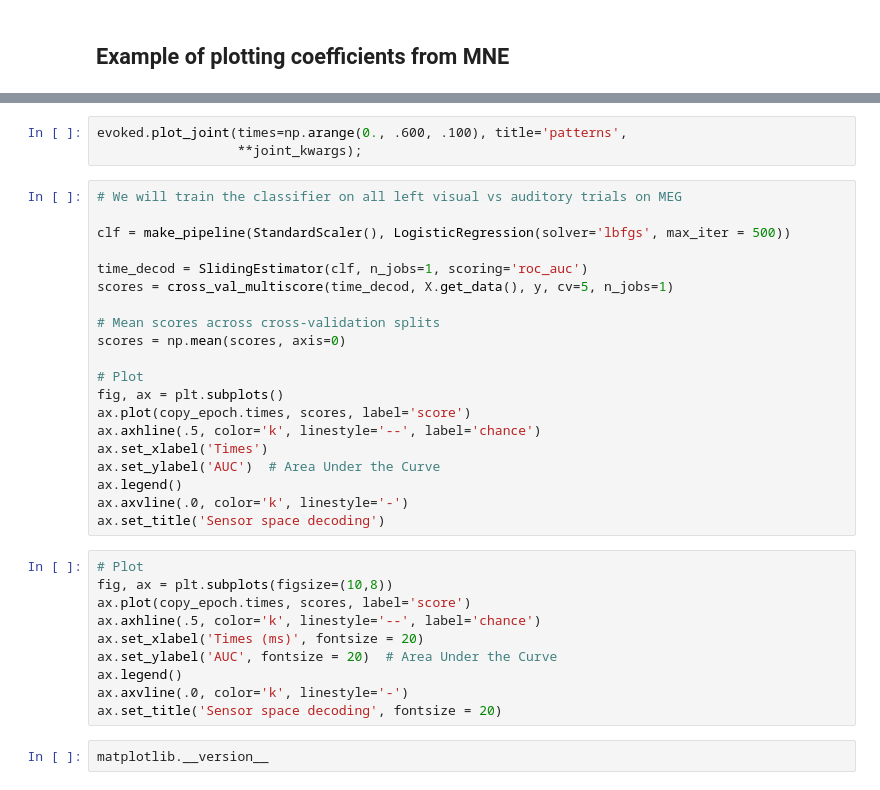
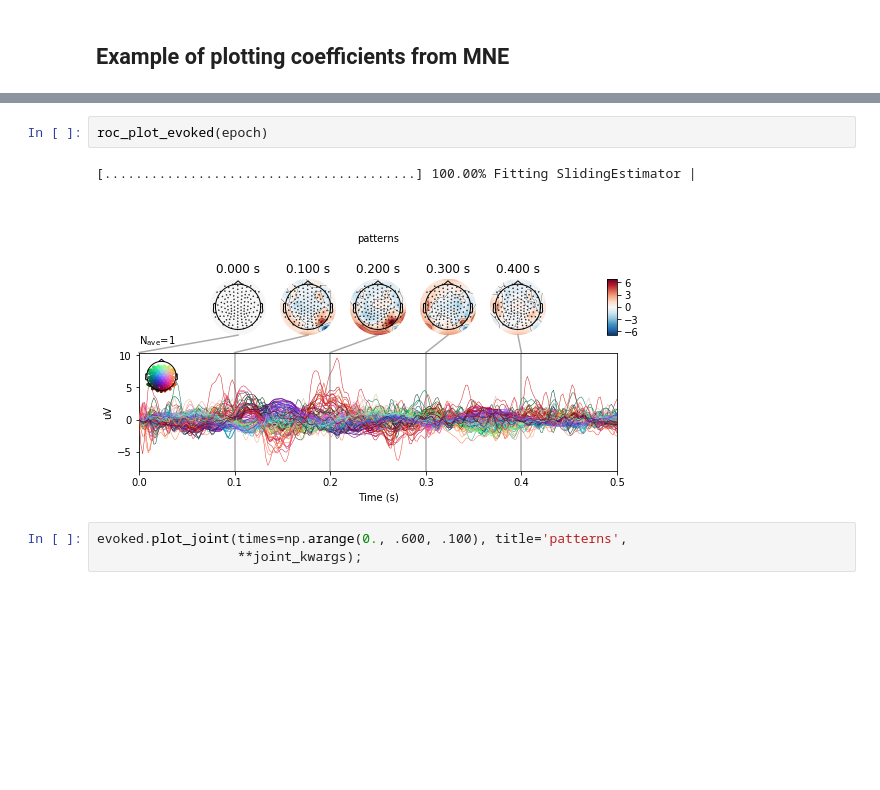
Before and after one commit to edrias/seniorprojecteeg, a Jupyter notebook: Classification/VisualVsAudio.ipynb, the cells around one changed output, grey strips where cells are left out. Drawn from its saved outputs; the diff is of its cells as text; blank space fills up the shorter version.

```diff
--- a/Classification/VisualVsAudio.ipynb
+++ b/Classification/VisualVsAudio.ipynb
@@ -520,35 +332,8 @@ evoked.plot_joint(times=np.arange(0., .600, .100), title='patterns',
+# %%
+roc_plot_evoked(epoch)
+# %% [output]
+[........................................] 100.00% Fitting SlidingEstimator |
+[figure, added]
 # %%
 evoked.plot_joint(times=np.arange(0., .600, .100), title='patterns',
                   **joint_kwargs);
-# %%
-# We will train the classifier on all left visual vs auditory trials on MEG
-
-clf = make_pipeline(StandardScaler(), LogisticRegression(solver='lbfgs', max_iter = 500))
-
-time_decod = SlidingEstimator(clf, n_jobs=1, scoring='roc_auc')
-scores = cross_val_multiscore(time_decod, X.get_data(), y, cv=5, n_jobs=1)
-
-# Mean scores across cross-validation splits
-scores = np.mean(scores, axis=0)
-
-# Plot
-fig, ax = plt.subplots()
-ax.plot(copy_epoch.times, scores, label='score')
-ax.axhline(.5, color='k', linestyle='--', label='chance')
-ax.set_xlabel('Times')
-ax.set_ylabel('AUC')  # Area Under the Curve
-ax.legend()
-ax.axvline(.0, color='k', linestyle='-')
-ax.set_title('Sensor space decoding')
-# %%
-# Plot
-fig, ax = plt.subplots(figsize=(10,8))
-ax.plot(copy_epoch.times, scores, label='score')
-ax.axhline(.5, color='k', linestyle='--', label='chance')
-ax.set_xlabel('Times (ms)', fontsize = 20)
-ax.set_ylabel('AUC', fontsize = 20)  # Area Under the Curve
-ax.legend()
-ax.axvline(.0, color='k', linestyle='-')
-ax.set_title('Sensor space decoding', fontsize = 20)
-# %%
-matplotlib.__version__
```
Also changed, not shown: parts of 113 cells of this notebook, 2 other files.
